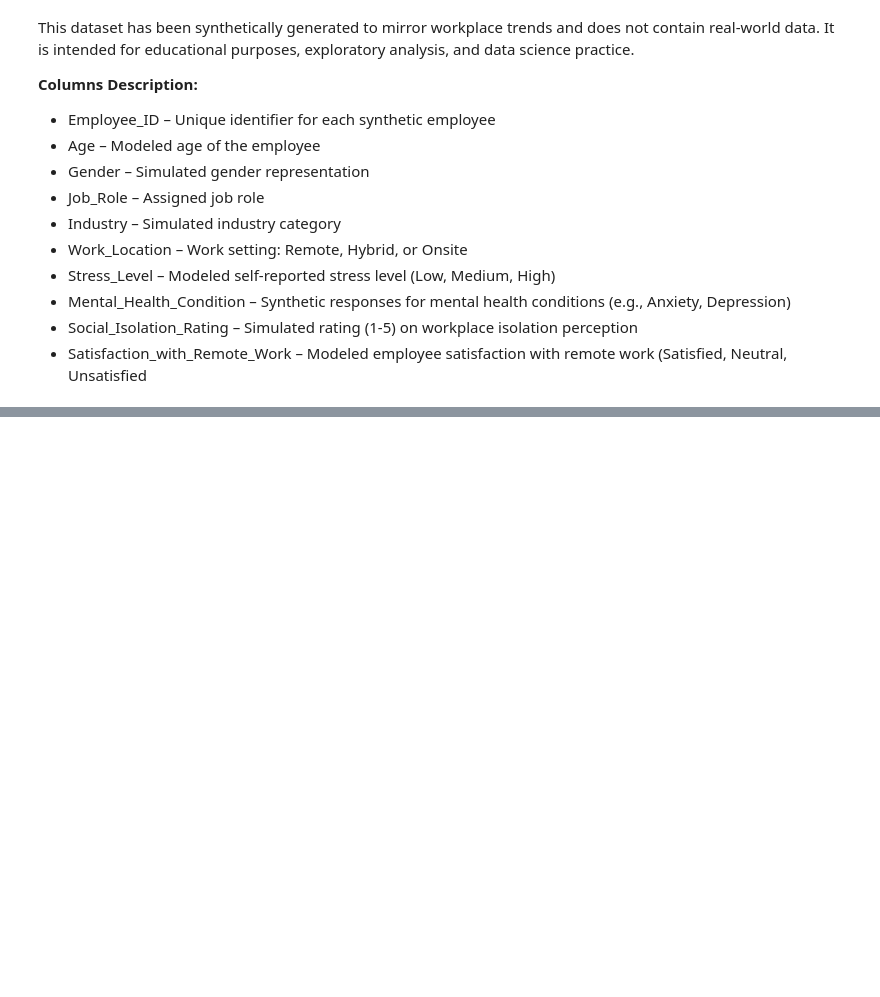
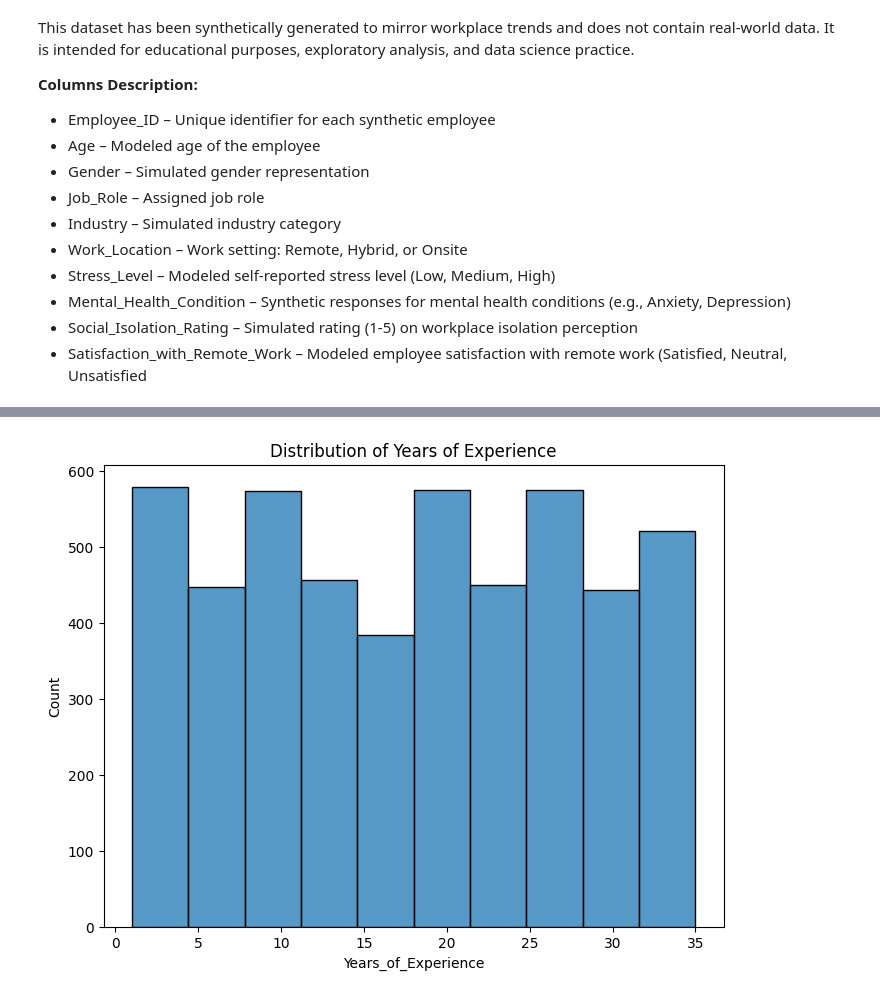
Before and after one commit to PalesaMonica/Wits-Data-Science-Interest-Group, a Jupyter notebook: Data Analysis/Exercise/Full EDA.ipynb, the cells around one changed output, grey strips where cells are left out. Cells and saved outputs as stored; diff of their text form; code cells hidden in the pictures; blank space fills up the shorter version.

```diff
--- a/Data Analysis/Exercise/Full EDA.ipynb
+++ b/Data Analysis/Exercise/Full EDA.ipynb
@@ -39,0 +333,7 @@ For the given dataset do the following :
+# %%
+plt.figure(figsize=(8,6))
+sns.histplot(cleaned_data["Years_of_Experience"],bins=10)
+plt.title("Distribution of Years of Experience")
+plt.show()
+# %% [output]
+[figure, added]
```
Also changed, not shown: parts of 53 cells of this notebook.
